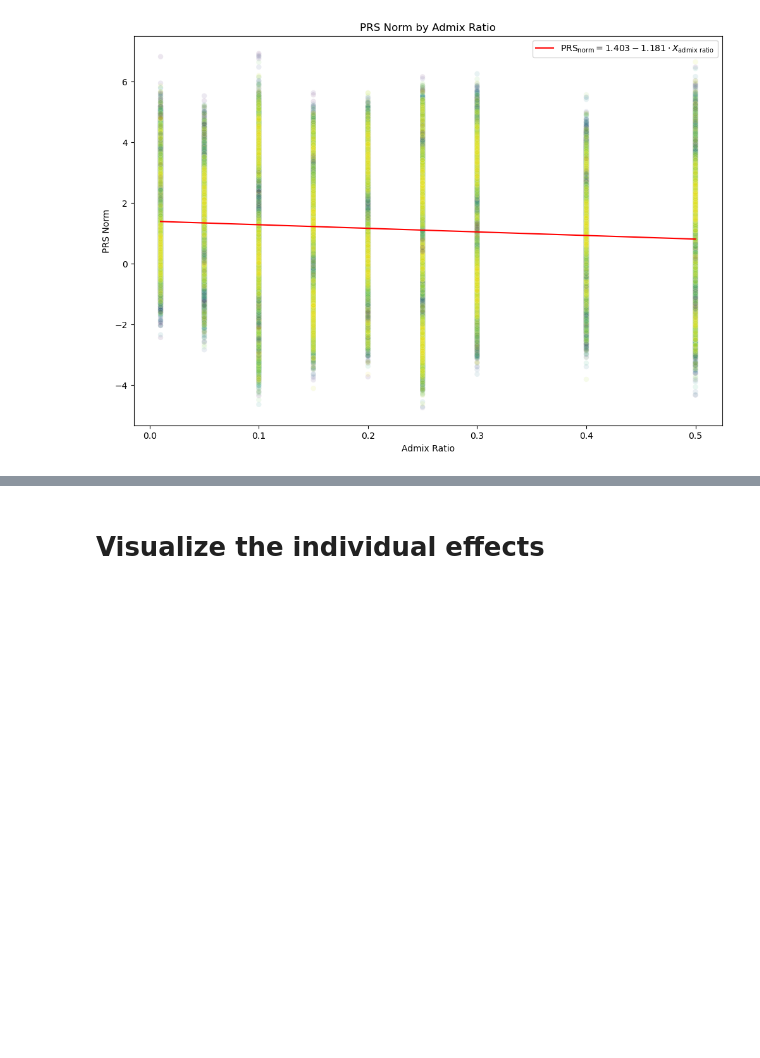
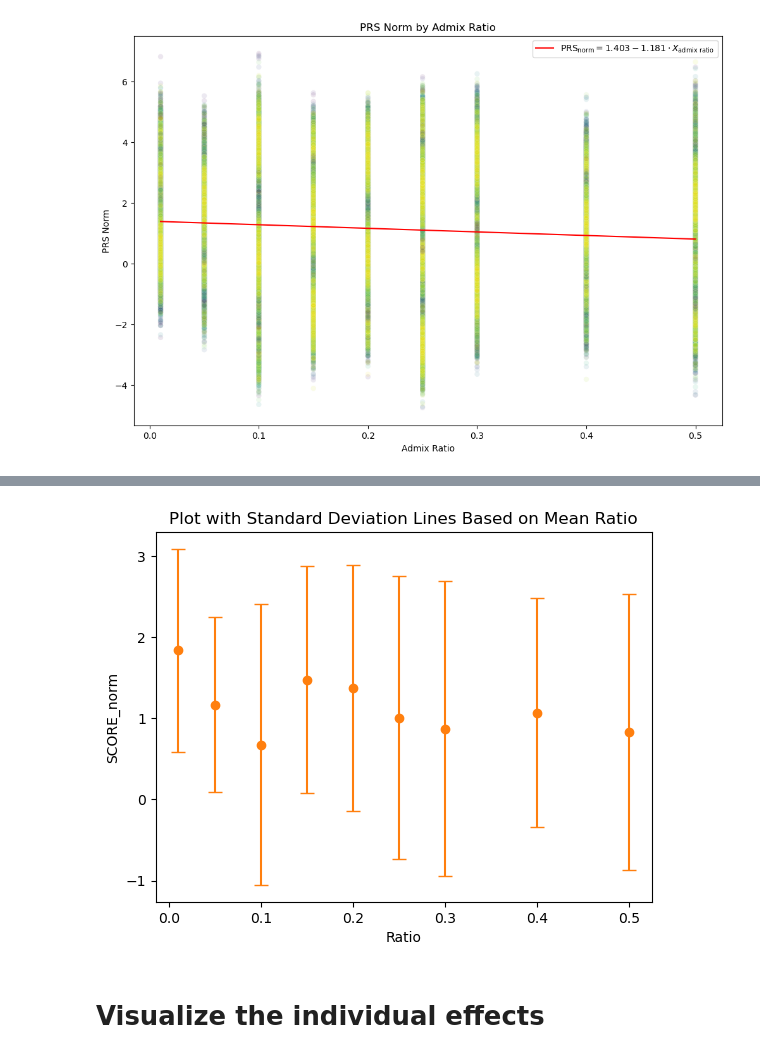
Before and after one commit to noahrbaker/BMI_206_Project, a Jupyter notebook: linear_regression.ipynb, the cells around one changed output, grey strips where cells are left out. Cells and saved outputs as stored; diff of their text form; code cells hidden in the pictures; blank space fills up the shorter version.

```diff
--- a/linear_regression.ipynb
+++ b/linear_regression.ipynb
@@ -526,3 +674,12 @@ Notes:
+# %%
+# Plotting with Matplotlib
+plt.errorbar(grouped['mean_ratio'], grouped['mean_value'], yerr=grouped['std_value'], fmt='o', ecolor='#ff7f0e', capsize=5, color='#ff7f0e')
+plt.xlabel('Ratio')
+plt.ylabel('SCORE_norm')
+plt.title('Plot with Standard Deviation Lines Based on Mean Ratio')
+plt.show()
+# %% [output]
+[figure, added]
 # %% [markdown]
 # Visualize the individual effects
 # %%
```
Also changed, not shown: parts of 22 cells of this notebook.
